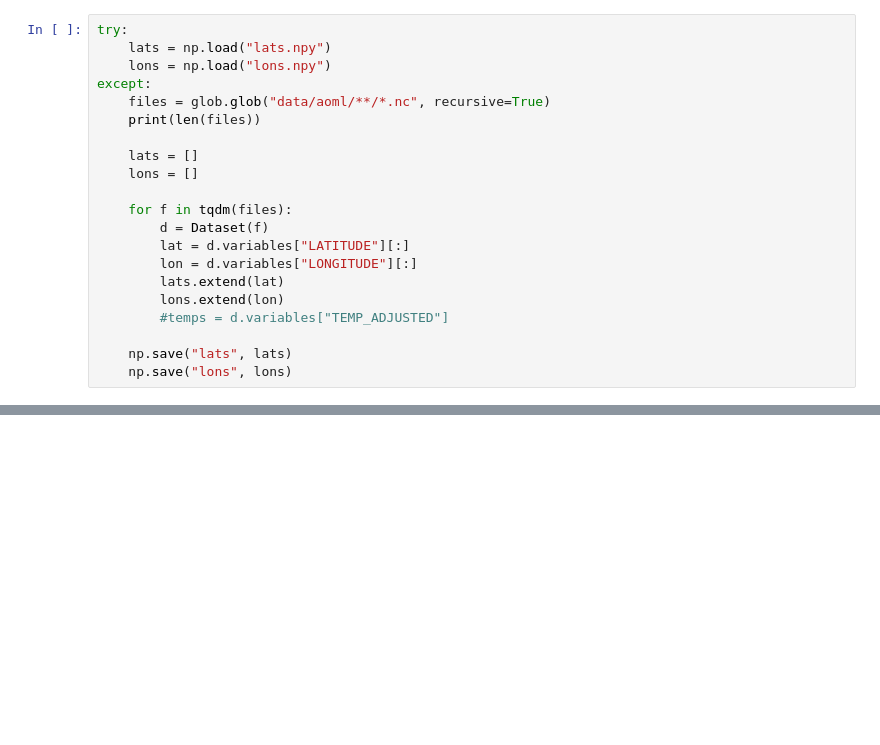
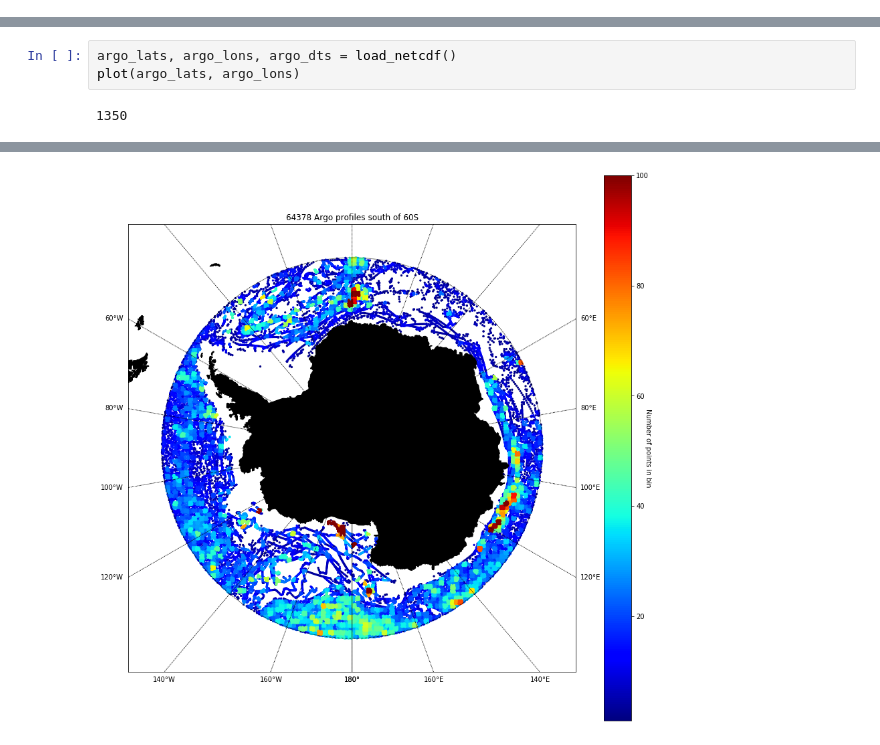
Before and after one commit to UoA-eResearch/argo, a Jupyter notebook: plot.ipynb, the cells around one changed output, grey strips where cells are left out. Drawn from its saved outputs; the diff is of its cells as text; blank space fills up the shorter version.

```diff
--- a/plot.ipynb
+++ b/plot.ipynb
@@ -9,22 +11 @@ from tqdm import tqdm
-# %%
-try:
-    lats = np.load("lats.npy")
-    lons = np.load("lons.npy")
-except:
-    files = glob.glob("data/aoml/**/*.nc", recursive=True)
-    print(len(files))
-
-    lats = []
-    lons = []
-
-    for f in tqdm(files):
-        d = Dataset(f)
-        lat = d.variables["LATITUDE"][:]
-        lon = d.variables["LONGITUDE"][:]
-        lats.extend(lat)
-        lons.extend(lon)
-        #temps = d.variables["TEMP_ADJUSTED"]
-
-    np.save("lats", lats)
-    np.save("lons", lons)
 # %%
@@ -58,0 +77,5 @@ DescribeResult(nobs=121980, minmax=(1.0, 540.0), mean=43.35817347106083, varianc
+# %%
+argo_lats, argo_lons, argo_dts = load_netcdf()
+plot(argo_lats, argo_lons)
+# %% [output]
+1350
@@ -58,0 +83 @@ DescribeResult(nobs=121980, minmax=(1.0, 540.0), mean=43.35817347106083, varianc
+[figure, added]
```
Also changed, not shown: parts of 8 cells of this notebook, 4 other files.
